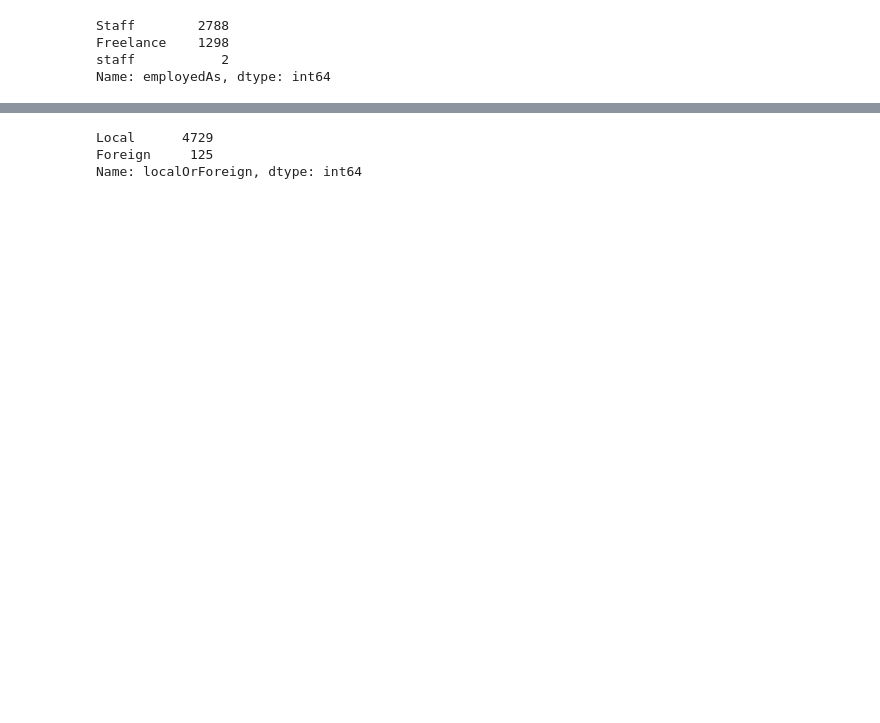
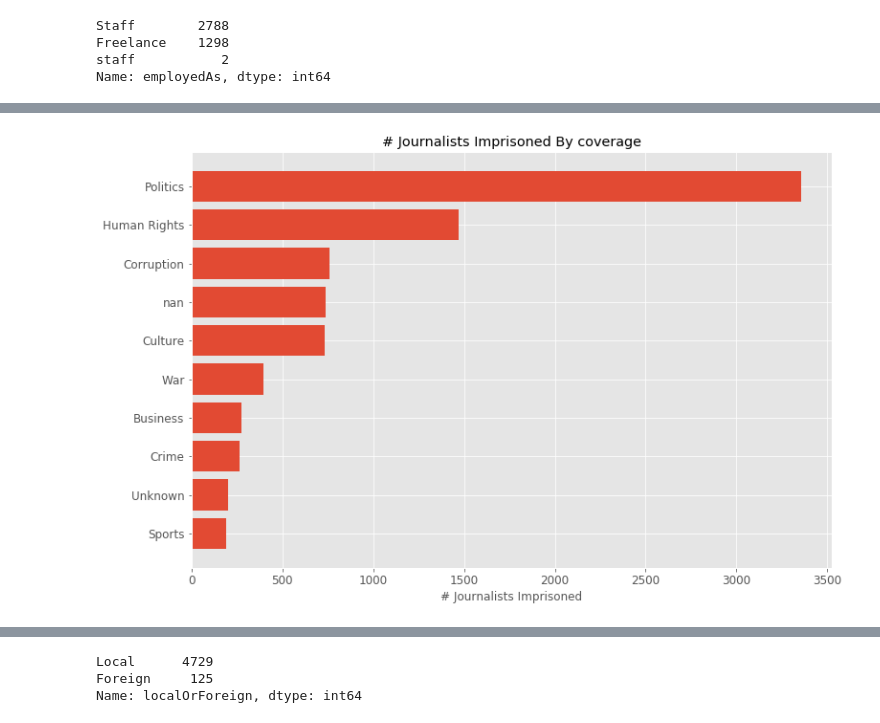
Before and after one commit to andypicke/Journalists-Under-Fire, a Jupyter notebook: notebooks/CPJ_Journalists_Imprisoned_EDA.ipynb, the cells around one changed output, grey strips where cells are left out. Cells and saved outputs as stored; diff of their text form; code cells hidden in the pictures; blank space fills up the shorter version.

```diff
--- a/notebooks/CPJ_Journalists_Imprisoned_EDA.ipynb
+++ b/notebooks/CPJ_Journalists_Imprisoned_EDA.ipynb
@@ -191 +415,4 @@ Crime, Human Rights          1
 Name: coverage, Length: 100, dtype: int64
+# %%
+cpj = remove_spaces_in_category_lists(cpj, 'coverage')
+get_unique_category_vals(cpj, 'coverage', dropna=False)
@@ -191,0 +434,6 @@ Name: coverage, Length: 100, dtype: int64
+# %%
+cpj['coverage'] = cpj['coverage'].apply(lambda x: x.replace('Human rights','Human Rights') if type(x)==str else x)
+cpj['coverage'] = cpj['coverage'].apply(lambda x: x.replace('Human Rights`','Human Rights') if type(x)==str else x)
+cpj['coverage'] = cpj['coverage'].apply(lambda x: x.replace('politics','Politics') if type(x)==str else x)
+cpj['coverage'] = cpj['coverage'].apply(lambda x: x.replace('sports','Sports') if type(x)==str else x)
+get_unique_category_vals(cpj, 'coverage', dropna=False)
@@ -192,3 +466,7 @@ Name: coverage, Length: 100, dtype: int64
+# %%
+plot_hbar_category_count_multiplecats(cpj, 'coverage')
+# %% [output]
+[figure, added]
 # %%
 cpj['mediums'].value_counts()
 # %% [output]
```
Also changed, not shown: parts of 43 cells of this notebook.
